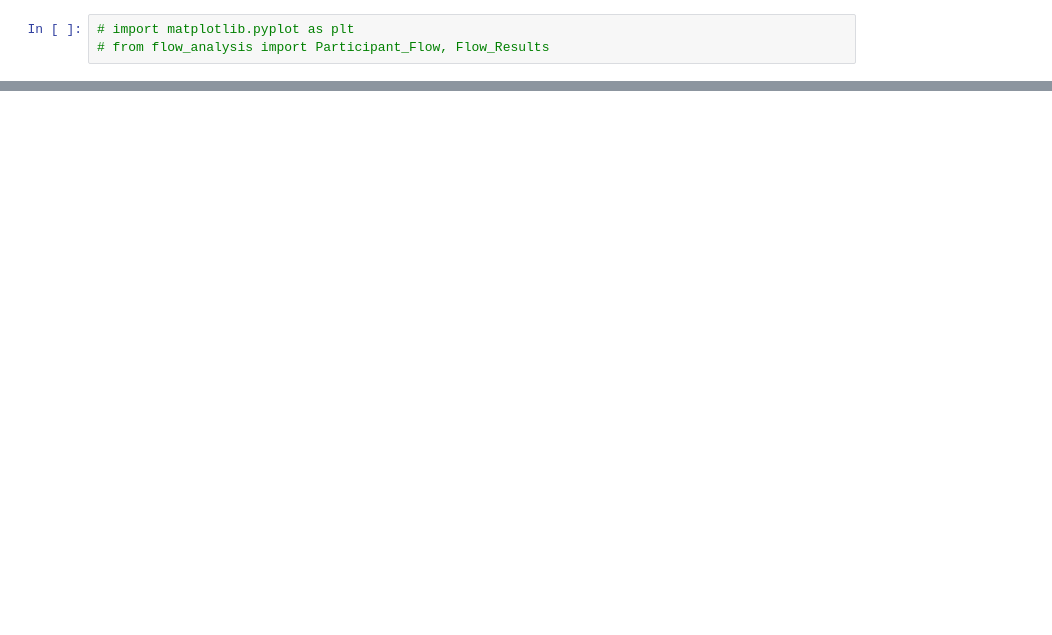
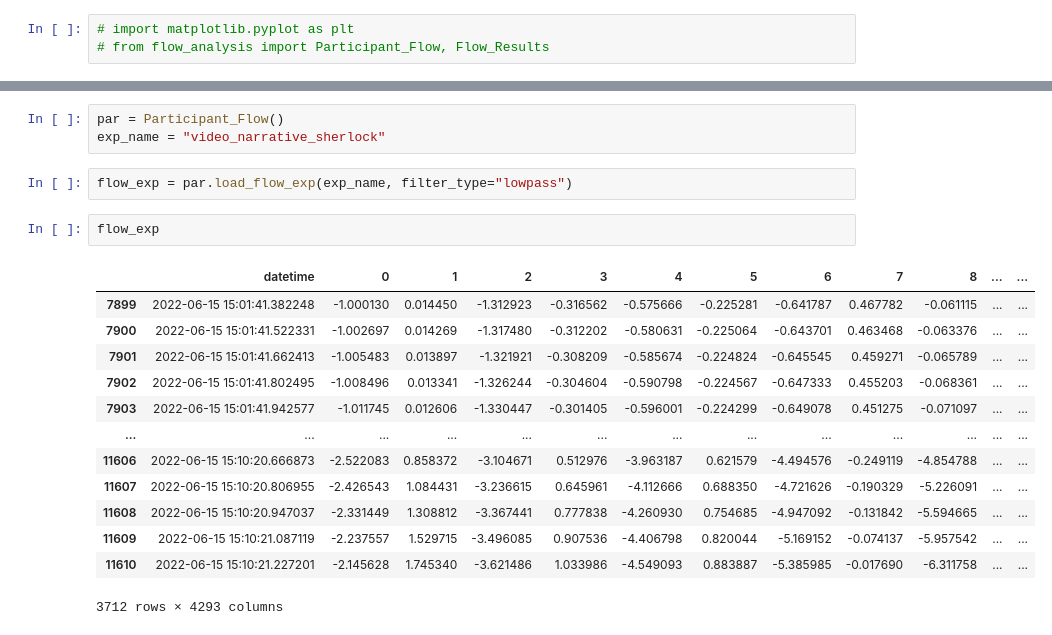
Before and after one commit to AyazLab/KernelFlow_Analysis, a Jupyter notebook: flow_analysis.ipynb, the cells around one changed output, grey strips where cells are left out. Cells and saved outputs as stored; diff of their text form; blank space fills up the shorter version.

```diff
--- a/flow_analysis.ipynb
+++ b/flow_analysis.ipynb
@@ -4510,0 +4316,21 @@ if filepath:
+# %%
+par = Participant_Flow()
+exp_name = "video_narrative_sherlock"
+# %%
+flow_exp = par.load_flow_exp(exp_name, filter_type="lowpass")
+# %%
+flow_exp
+# %% [output]
+|  | datetime | 0 | 1 | 2 | 3 | 4 | 5 | 6 | 7 | 8 | ... | ... |
+| 7899 | 2022-06-15 15:01:41.382248 | -1.000130 | 0.014450 | -1.312923 | -0.316562 | -0.575666 | -0.225281 | -0.641787 | 0.467782 | -0.061115 | ... | ... |
+| 7900 | 2022-06-15 15:01:41.522331 | -1.002697 | 0.014269 | -1.317480 | -0.312202 | -0.580631 | -0.225064 | -0.643701 | 0.463468 | -0.063376 | ... | ... |
+| 7901 | 2022-06-15 15:01:41.662413 | -1.005483 | 0.013897 | -1.321921 | -0.308209 | -0.585674 | -0.224824 | -0.645545 | 0.459271 | -0.065789 | ... | ... |
+| 7902 | 2022-06-15 15:01:41.802495 | -1.008496 | 0.013341 | -1.326244 | -0.304604 | -0.590798 | -0.224567 | -0.647333 | 0.455203 | -0.068361 | ... | ... |
+| 7903 | 2022-06-15 15:01:41.942577 | -1.011745 | 0.012606 | -1.330447 | -0.301405 | -0.596001 | -0.224299 | -0.649078 | 0.451275 | -0.071097 | ... | ... |
+| ... | ... | ... | ... | ... | ... | ... | ... | ... | ... | ... | ... | ... |
+| 11606 | 2022-06-15 15:10:20.666873 | -2.522083 | 0.858372 | -3.104671 | 0.512976 | -3.963187 | 0.621579 | -4.494576 | -0.249119 | -4.854788 | ... | ... |
+| 11607 | 2022-06-15 15:10:20.806955 | -2.426543 | 1.084431 | -3.236615 | 0.645961 | -4.112666 | 0.688350 | -4.721626 | -0.190329 | -5.226091 | ... | ... |
+| 11608 | 2022-06-15 15:10:20.947037 | -2.331449 | 1.308812 | -3.367441 | 0.777838 | -4.260930 | 0.754685 | -4.947092 | -0.131842 | -5.594665 | ... | ... |
+| 11609 | 2022-06-15 15:10:21.087119 | -2.237557 | 1.529715 | -3.496085 | 0.907536 | -4.406798 | 0.820044 | -5.169152 | -0.074137 | -5.957542 | ... | ... |
+| 11610 | 2022-06-15 15:10:21.227201 | -2.145628 | 1.745340 | -3.621486 | 1.033986 | -4.549093 | 0.883887 | -5.385985 | -0.017690 | -6.311758 | ... | ... |
+3712 rows × 4293 columns
```
Also changed, not shown: parts of 9 cells of this notebook, 1 other file.
